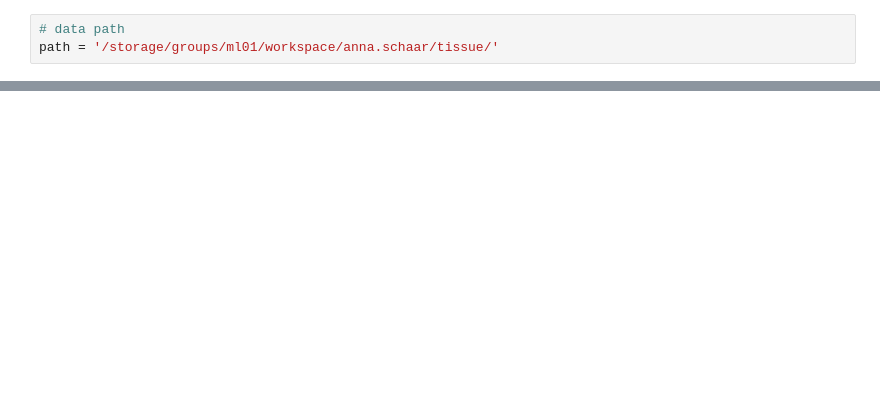
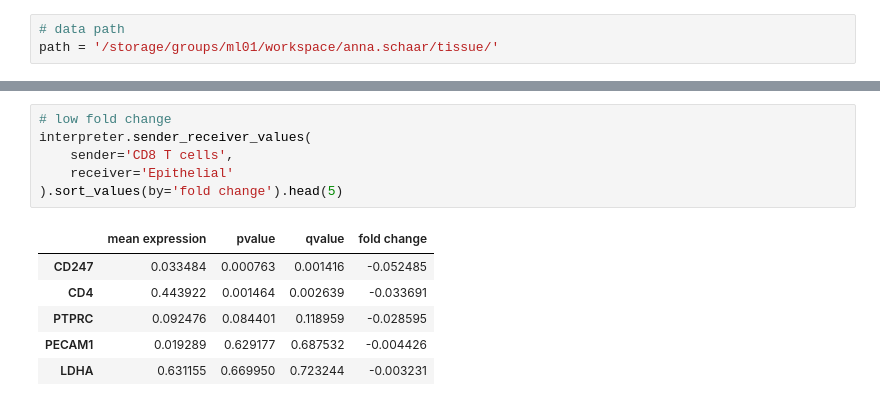
Before and after one commit to theislab/ncem_tutorials, a Jupyter notebook: tutorials/analysis_tutorial_mibitof_cancer.ipynb, the cells around one changed output, grey strips where cells are left out. Saved outputs shown, nothing was run; the diff lists cells and outputs as text; blank space fills up the shorter version.

```diff
--- a/tutorials/analysis_tutorial_mibitof_cancer.ipynb
+++ b/tutorials/analysis_tutorial_mibitof_cancer.ipynb
@@ -201,0 +234,13 @@ nc_inter.sender_effect(
+# %%
+# low fold change
+interpreter.sender_receiver_values(
+    sender='CD8 T cells',
+    receiver='Epithelial'
+).sort_values(by='fold change').head(5)
+# %% [output]
+|  | mean expression | pvalue | qvalue | fold change |
+| CD247 | 0.033484 | 0.000763 | 0.001416 | -0.052485 |
+| CD4 | 0.443922 | 0.001464 | 0.002639 | -0.033691 |
+| PTPRC | 0.092476 | 0.084401 | 0.118959 | -0.028595 |
+| PECAM1 | 0.019289 | 0.629177 | 0.687532 | -0.004426 |
+| LDHA | 0.631155 | 0.669950 | 0.723244 | -0.003231 |
```
Also changed, not shown: parts of 48 cells of this notebook.
